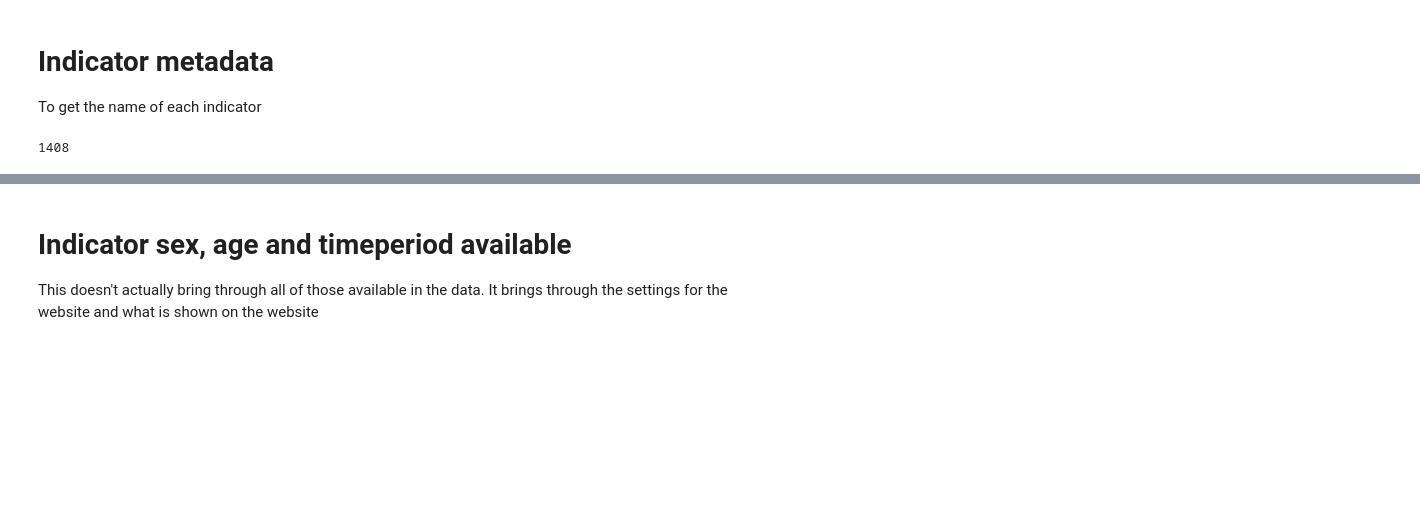
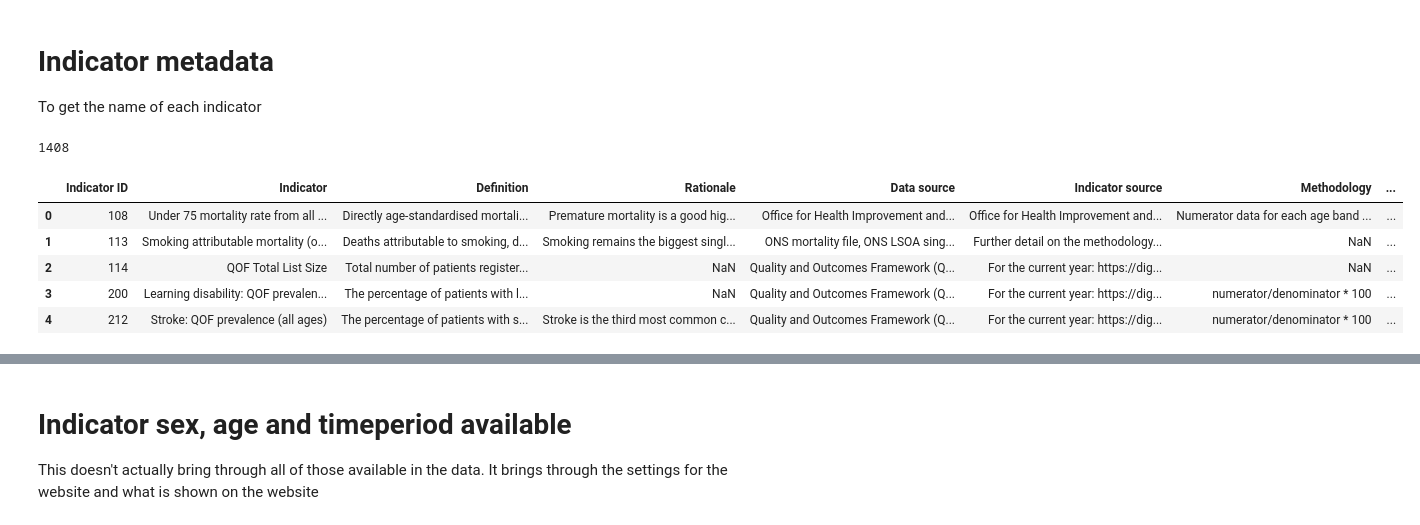
Before and after one commit to NIHR-BI/Health_Indicators, a Jupyter notebook: phe_fingertips.ipynb, the cells around one changed output, grey strips where cells are left out. Cells and saved outputs as stored; diff of their text form; code cells hidden in the pictures; blank space fills up the shorter version.

Commit message:
analysis of indicator ids and names

```diff
--- a/phe_fingertips.ipynb
+++ b/phe_fingertips.ipynb
@@ -55,3 +61,12 @@ indicator_metadata = pd.read_csv('https://fingertips.phe.org.uk/api/indicator_me
 indicator_metadata['Indicator ID'].nunique()
 # %% [output]
 1408
+# %%
+indicator_metadata.head()
+# %% [output]
+|  | Indicator ID | Indicator | Definition | Rationale | Data source | Indicator source | Methodology | ... |
+| 0 | 108 | Under 75 mortality rate from all ... | Directly age-standardised mortali... | Premature mortality is a good hig... | Office for Health Improvement and... | Office for Health Improvement and... | Numerator data for each age band ... | ... |
+| 1 | 113 | Smoking attributable mortality (o... | Deaths attributable to smoking, d... | Smoking remains the biggest singl... | ONS mortality file, ONS LSOA sing... | Further detail on the methodology... | NaN | ... |
+| 2 | 114 | QOF Total List Size | Total number of patients register... | NaN | Quality and Outcomes Framework (Q... | For the current year: https://dig... | NaN | ... |
+| 3 | 200 | Learning disability: QOF prevalen... | The percentage of patients with l... | NaN | Quality and Outcomes Framework (Q... | For the current year: https://dig... | numerator/denominator * 100 | ... |
+| 4 | 212 | Stroke: QOF prevalence (all ages) | The percentage of patients with s... | Stroke is the third most common c... | Quality and Outcomes Framework (Q... | For the current year: https://dig... | numerator/denominator * 100 | ... |
```
Also changed, not shown: parts of 9 cells of this notebook.
